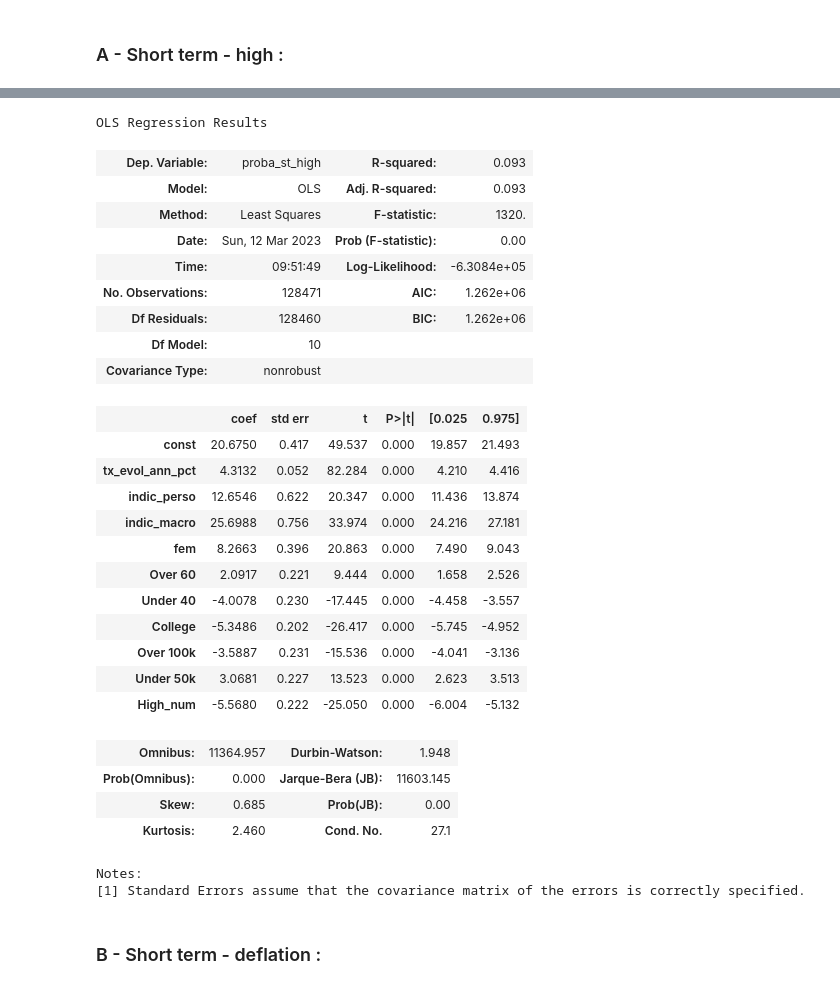
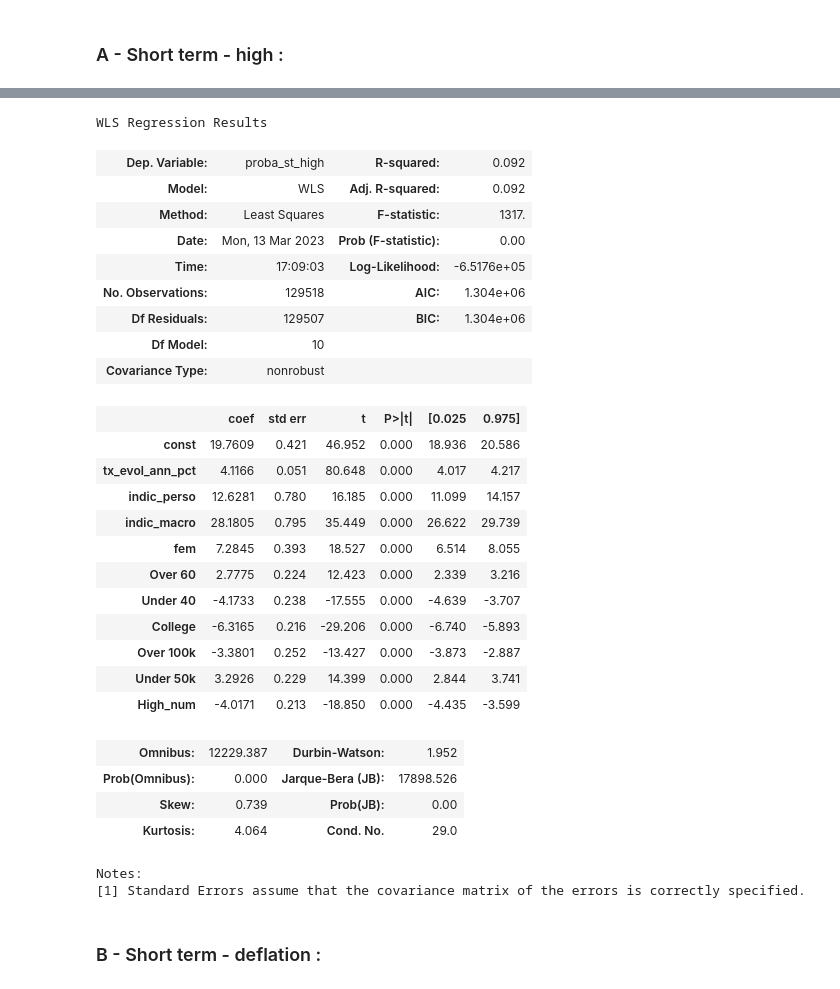
Before and after one commit to Jeremstar/-a-va-pr-dire-l-inflation-s-v-re, a Jupyter notebook: Régressions.ipynb, the cells around one changed output, grey strips where cells are left out. Drawn from its saved outputs; the diff is of its cells as text; code cells hidden in the pictures.

```diff
--- a/Régressions.ipynb
+++ b/Régressions.ipynb
@@ -407,6 +415,8 @@ BF2 = BF2.rename(columns={'Q3': 'proba chgt résidence',
                           'Q13new': 'proba chgt emploi',
                           'loss expectation': 'proba perte revenus',
                           'Q30new': 'proba ne pas réussir à rembourser un prêt'})
+# %%
+BF2.dropna(subset=['weight'], inplace=True)
 # %%
 instabilité = ['proba chgt résidence',
                'chômage',
@@ -629,6 +640,8 @@ BF3['Q6new_bis'] = 100-BF3['Q6new']
 BF3 = BF3.rename(columns={'Q4new': 'proba augmentation chô sous douze mois',
                           'Q5new': 'proba augmentation tx intêret',
                           'Q6new_bis' : 'proba diminution indices boursiers'})
+# %%
+BF3.dropna(subset=['weight'], inplace=True)
 # %%
 instabilité2 = ['proba augmentation chô sous douze mois',
                 'proba augmentation tx intêret',
@@ -699,6 +713,8 @@ BF4 = BF4.rename(columns={'Q4new': 'proba augmentation chô sous douze mois',
                           'Q10_3': 'chômage',
                           'loss expectation': 'proba perte revenus',
                           'Q30new': 'proba ne pas réussir à rembourser un prêt'})
+# %%
+BF4.dropna(subset=['weight'], inplace=True)
 # %%
 régresseurs = ['proba augmentation chô sous douze mois',
                'proba augmentation tx intêret',
@@ -709,6 +725,7 @@ régresseurs = ['proba augmentation chô sous douze mois',
                'proba ne pas réussir à rembourser un prêt',
                'fem',
                'tx_evol_ann_pct']
+poids = BF4['weight'].astype('float')
 # %%
 Y = BF4['Q8v2part2'].astype('float')
 X = BF4[régresseurs]
@@ -830,38 +814,38 @@ See the caveats in the documentation: https://pandas.pydata.org/pandas-docs/stab
 # %%
 Y = BF['proba_st_high'].astype('float')
 X = BF.fillna(0)[['tx_evol_ann_pct','indic_perso','indic_macro','fem','Over 60','Under 40','College','Over 100k','Under 50k','High_num']]
 X = sm.add_constant(X)
-model = sm.OLS(Y,X)
+model = sm.WLS(Y,X, weights=poids)
 results = model.fit()
 su = results.summary()
 su
 # %% [output]
-OLS Regression Results
+WLS Regression Results
-| Dep. Variable: | proba_st_high | R-squared: | 0.093 |
-| Model: | OLS | Adj. R-squared: | 0.093 |
-| Method: | Least Squares | F-statistic: | 1320. |
-| Date: | Sun, 12 Mar 2023 | Prob (F-statistic): | 0.00 |
-| Time: | 09:51:49 | Log-Likelihood: | -6.3084e+05 |
-| No. Observations: | 128471 | AIC: | 1.262e+06 |
-| Df Residuals: | 128460 | BIC: | 1.262e+06 |
+| Dep. Variable: | proba_st_high | R-squared: | 0.092 |
+| Model: | WLS | Adj. R-squared: | 0.092 |
+| Method: | Least Squares | F-statistic: | 1317. |
+| Date: | Mon, 13 Mar 2023 | Prob (F-statistic): | 0.00 |
+| Time: | 17:09:03 | Log-Likelihood: | -6.5176e+05 |
+| No. Observations: | 129518 | AIC: | 1.304e+06 |
+| Df Residuals: | 129507 | BIC: | 1.304e+06 |
 | Df Model: | 10 |  |  |
 | Covariance Type: | nonrobust |  |  |
 |  | coef | std err | t | P>|t| | [0.025 | 0.975] |
-| const | 20.6750 | 0.417 | 49.537 | 0.000 | 19.857 | 21.493 |
-| tx_evol_ann_pct | 4.3132 | 0.052 | 82.284 | 0.000 | 4.210 | 4.416 |
-| indic_perso | 12.6546 | 0.622 | 20.347 | 0.000 | 11.436 | 13.874 |
-| indic_macro | 25.6988 | 0.756 | 33.974 | 0.000 | 24.216 | 27.181 |
-| fem | 8.2663 | 0.396 | 20.863 | 0.000 | 7.490 | 9.043 |
-| Over 60 | 2.0917 | 0.221 | 9.444 | 0.000 | 1.658 | 2.526 |
-| Under 40 | -4.0078 | 0.230 | -17.445 | 0.000 | -4.458 | -3.557 |
-| College | -5.3486 | 0.202 | -26.417 | 0.000 | -5.745 | -4.952 |
-| Over 100k | -3.5887 | 0.231 | -15.536 | 0.000 | -4.041 | -3.136 |
-| Under 50k | 3.0681 | 0.227 | 13.523 | 0.000 | 2.623 | 3.513 |
-| High_num | -5.5680 | 0.222 | -25.050 | 0.000 | -6.004 | -5.132 |
+| const | 19.7609 | 0.421 | 46.952 | 0.000 | 18.936 | 20.586 |
+| tx_evol_ann_pct | 4.1166 | 0.051 | 80.648 | 0.000 | 4.017 | 4.217 |
+| indic_perso | 12.6281 | 0.780 | 16.185 | 0.000 | 11.099 | 14.157 |
+| indic_macro | 28.1805 | 0.795 | 35.449 | 0.000 | 26.622 | 29.739 |
+| fem | 7.2845 | 0.393 | 18.527 | 0.000 | 6.514 | 8.055 |
+| Over 60 | 2.7775 | 0.224 | 12.423 | 0.000 | 2.339 | 3.216 |
+| Under 40 | -4.1733 | 0.238 | -17.555 | 0.000 | -4.639 | -3.707 |
+| College | -6.3165 | 0.216 | -29.206 | 0.000 | -6.740 | -5.893 |
+| Over 100k | -3.3801 | 0.252 | -13.427 | 0.000 | -3.873 | -2.887 |
+| Under 50k | 3.2926 | 0.229 | 14.399 | 0.000 | 2.844 | 3.741 |
+| High_num | -4.0171 | 0.213 | -18.850 | 0.000 | -4.435 | -3.599 |
-| Omnibus: | 11364.957 | Durbin-Watson: | 1.948 |
-| Prob(Omnibus): | 0.000 | Jarque-Bera (JB): | 11603.145 |
-| Skew: | 0.685 | Prob(JB): | 0.00 |
-| Kurtosis: | 2.460 | Cond. No. | 27.1 |
+| Omnibus: | 12229.387 | Durbin-Watson: | 1.952 |
+| Prob(Omnibus): | 0.000 | Jarque-Bera (JB): | 17898.526 |
+| Skew: | 0.739 | Prob(JB): | 0.00 |
+| Kurtosis: | 4.064 | Cond. No. | 29.0 |
 Notes:
 [1] Standard Errors assume that the covariance matrix of the errors is correctly specified.
 # %% [markdown]
```
Also changed, not shown: parts of 44 cells of this notebook.
